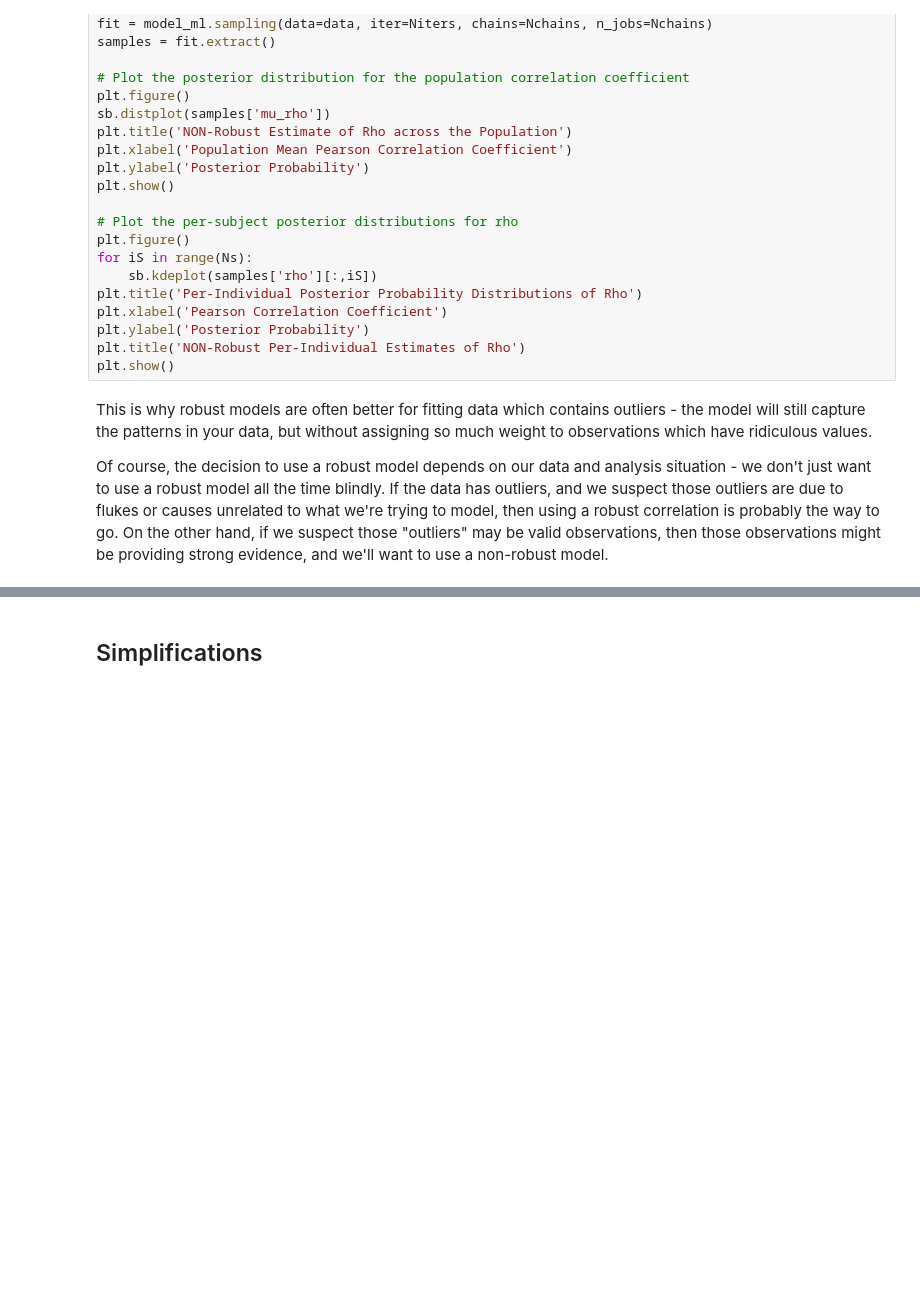
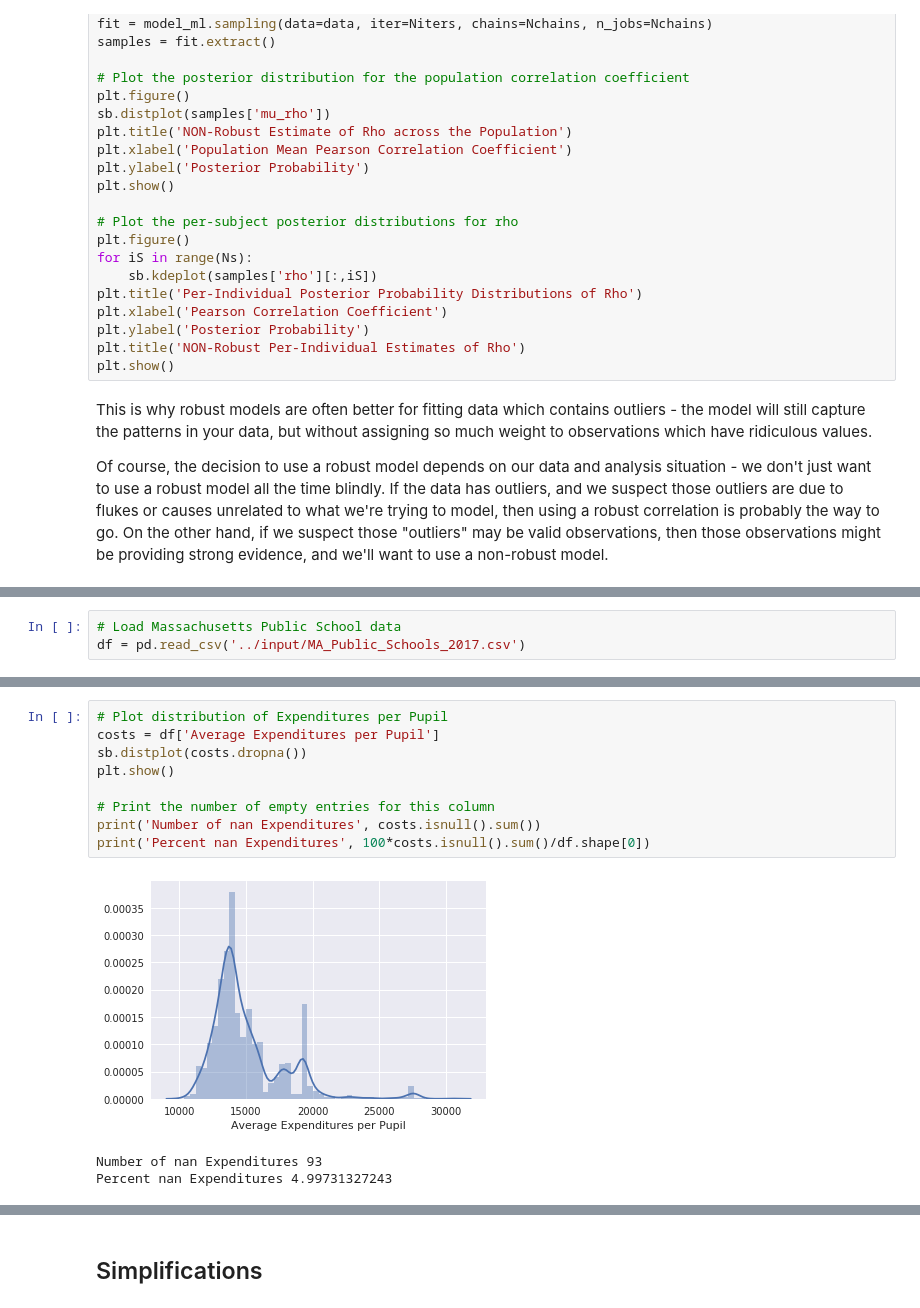
Before and after one commit to brendanhasz/bayesian-correlation, a Jupyter notebook: MultilevelBayesianCorrelations.ipynb, the cells around one changed output, grey strips where cells are left out. Drawn from its saved outputs; the diff is of its cells as text; blank space fills up the shorter version.

Commit message:
added work on real data

```diff
--- a/MultilevelBayesianCorrelations.ipynb
+++ b/MultilevelBayesianCorrelations.ipynb
@@ -665,0 +667,3 @@ Of course, the decision to use a robust model depends on our data and analysis s
+# %%
+# Load Massachusetts Public School data
+df = pd.read_csv('../input/MA_Public_Schools_2017.csv')
@@ -665,0 +680,13 @@ Of course, the decision to use a robust model depends on our data and analysis s
+# %%
+# Plot distribution of Expenditures per Pupil
+costs = df['Average Expenditures per Pupil']
+sb.distplot(costs.dropna())
+plt.show()
+
+# Print the number of empty entries for this column
+print('Number of nan Expenditures', costs.isnull().sum())
+print('Percent nan Expenditures', 100*costs.isnull().sum()/df.shape[0])
+# %% [output]
+[figure, added]
+Number of nan Expenditures 93
+Percent nan Expenditures 4.99731327243
```
Also changed, not shown: parts of 32 cells of this notebook.
